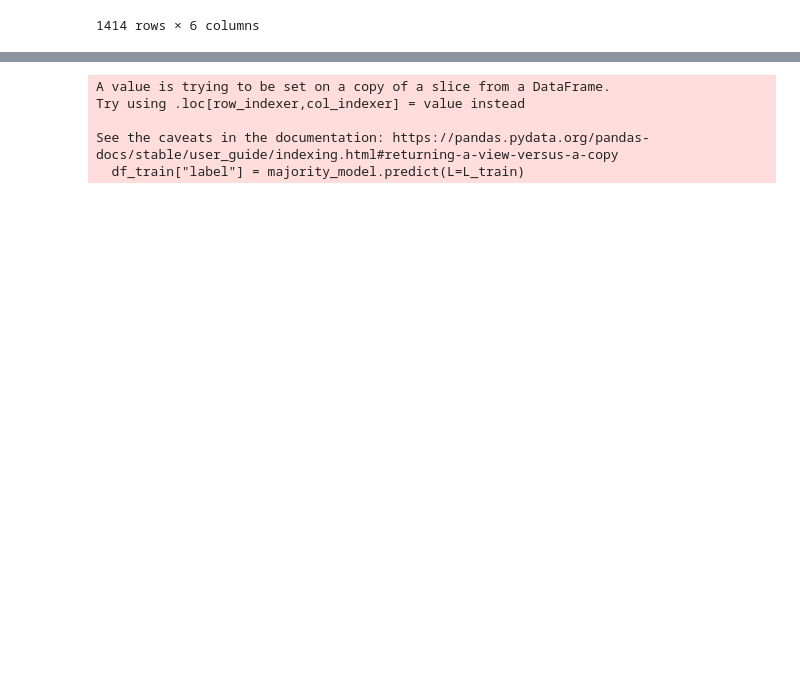
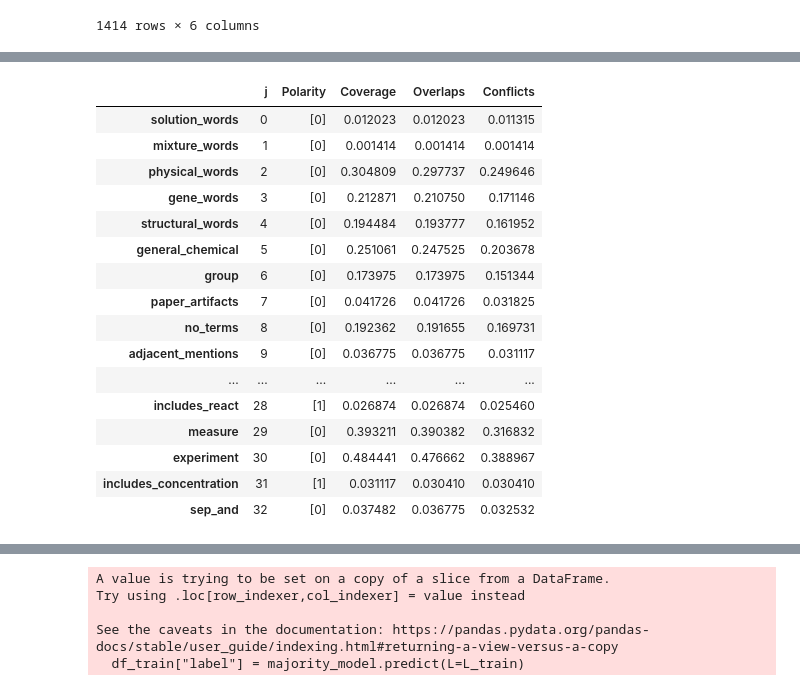
Before and after one commit to igematberkeley/NLPChemExtractor, a Jupyter notebook: cassie_snorkel_labeling_functions.ipynb, the cells around one changed output, grey strips where cells are left out. Cells and saved outputs as stored; diff of their text form; code cells hidden in the pictures; blank space fills up the shorter version.

```diff
--- a/cassie_snorkel_labeling_functions.ipynb
+++ b/cassie_snorkel_labeling_functions.ipynb
@@ -976,4 +977,20 @@ lfs = [solution_words, mixture_words, physical_words, gene_words, structural_wor
 df_train = sentence_chem_df
 applier = PandasLFApplier(lfs=lfs)
 L_train = applier.apply(df=df_train)
+# %%
+# Define the set of labeling functions (LFs)
+# currently excluding amino_acid and followed_ase and followed_by_noun
+lfs_pre = [solution_words, mixture_words, physical_words, gene_words, structural_words, general_chemical, group,
+    paper_artifacts, no_terms, adjacent_mentions, sep_or, sep_comma, sep_via,
+    sep_sym, sep_adverb, includes_oxidation_words, followed_by_noun, sep_converstion_words,
+    includes_combustion_words, includes_neutralization_words, includes_catalyze_words, includes_combination_words,
+    includes_decomposition_words, includes_replace_words, includes_reaction_words,
+    includes_reaction_component_words, comparison, num_chemicals, includes_react,
+    measure, experiment, includes_concentration, sep_and]
+
+# removing physical_words increases recall but causes large drop in precision
+# sep_conversion_word and sep_verb removal increase precision to 0.71 with recall at 0.38
+# Apply the LFs to the unlabeled training data
+applier_pre = PandasLFApplier(lfs=lfs_pre)
+L_train_pre = applier_pre.apply(df=df_train)
 # %%
@@ -1009,5 +1021,25 @@ LFAnalysis(L=L_train, lfs=lfs).lf_summary()
 | includes_concentration | 31 | [1] | 0.031117 | 0.030410 | 0.030410 |
 | sep_and | 32 | [0] | 0.037482 | 0.036775 | 0.035361 |
+# %%
+LFAnalysis(L=L_train_pre, lfs=lfs_pre).lf_summary()
+# %% [output]
+|  | j | Polarity | Coverage | Overlaps | Conflicts |
+| solution_words | 0 | [0] | 0.012023 | 0.012023 | 0.011315 |
+| mixture_words | 1 | [0] | 0.001414 | 0.001414 | 0.001414 |
+| physical_words | 2 | [0] | 0.304809 | 0.297737 | 0.249646 |
+| gene_words | 3 | [0] | 0.212871 | 0.210750 | 0.171146 |
+| structural_words | 4 | [0] | 0.194484 | 0.193777 | 0.161952 |
+| general_chemical | 5 | [0] | 0.251061 | 0.247525 | 0.203678 |
+| group | 6 | [0] | 0.173975 | 0.173975 | 0.151344 |
+| paper_artifacts | 7 | [0] | 0.041726 | 0.041726 | 0.031825 |
+| no_terms | 8 | [0] | 0.192362 | 0.191655 | 0.169731 |
+| adjacent_mentions | 9 | [0] | 0.036775 | 0.036775 | 0.031117 |
+| ... | ... | ... | ... | ... | ... |
+| includes_react | 28 | [1] | 0.026874 | 0.026874 | 0.025460 |
+| measure | 29 | [0] | 0.393211 | 0.390382 | 0.316832 |
+| experiment | 30 | [0] | 0.484441 | 0.476662 | 0.388967 |
+| includes_concentration | 31 | [1] | 0.031117 | 0.030410 | 0.030410 |
+| sep_and | 32 | [0] | 0.037482 | 0.036775 | 0.032532 |
 # %%
 LFAnalysis(L_train).label_coverage()
 # %% [output]
```
Also changed, not shown: parts of 35 cells of this notebook.
